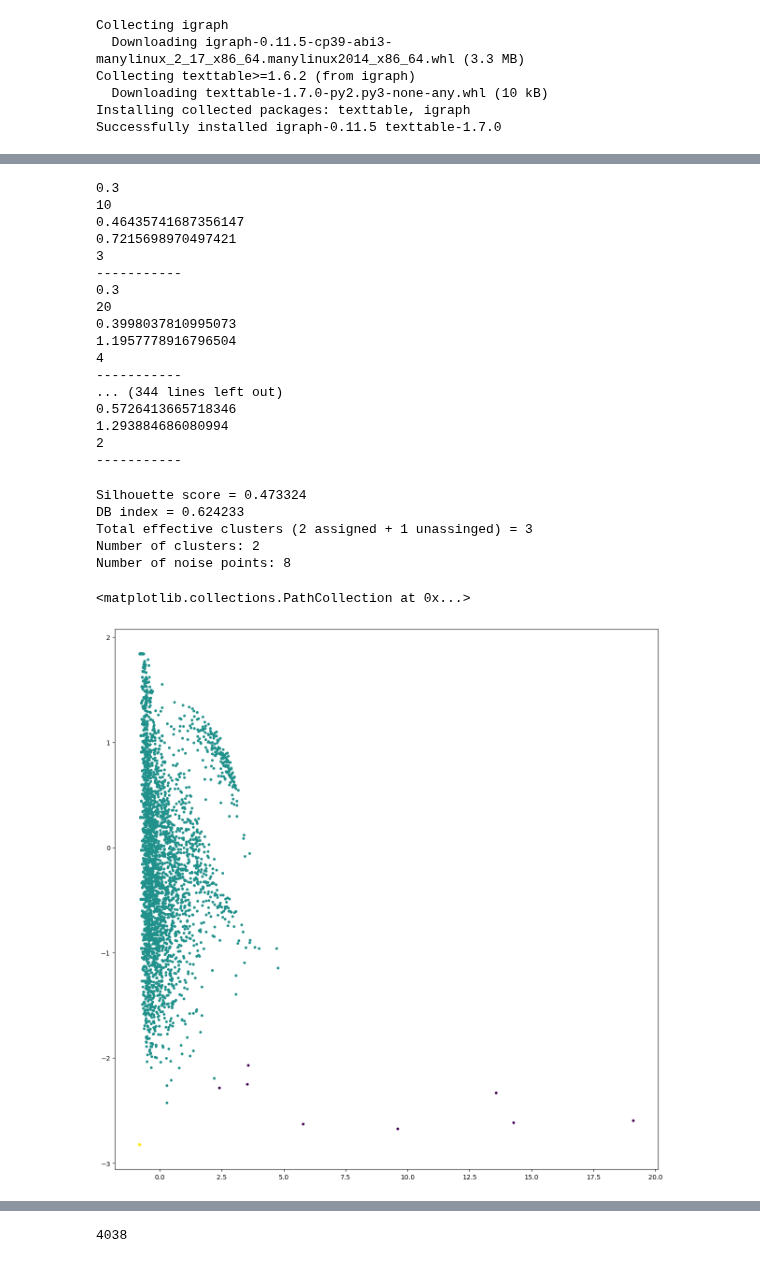
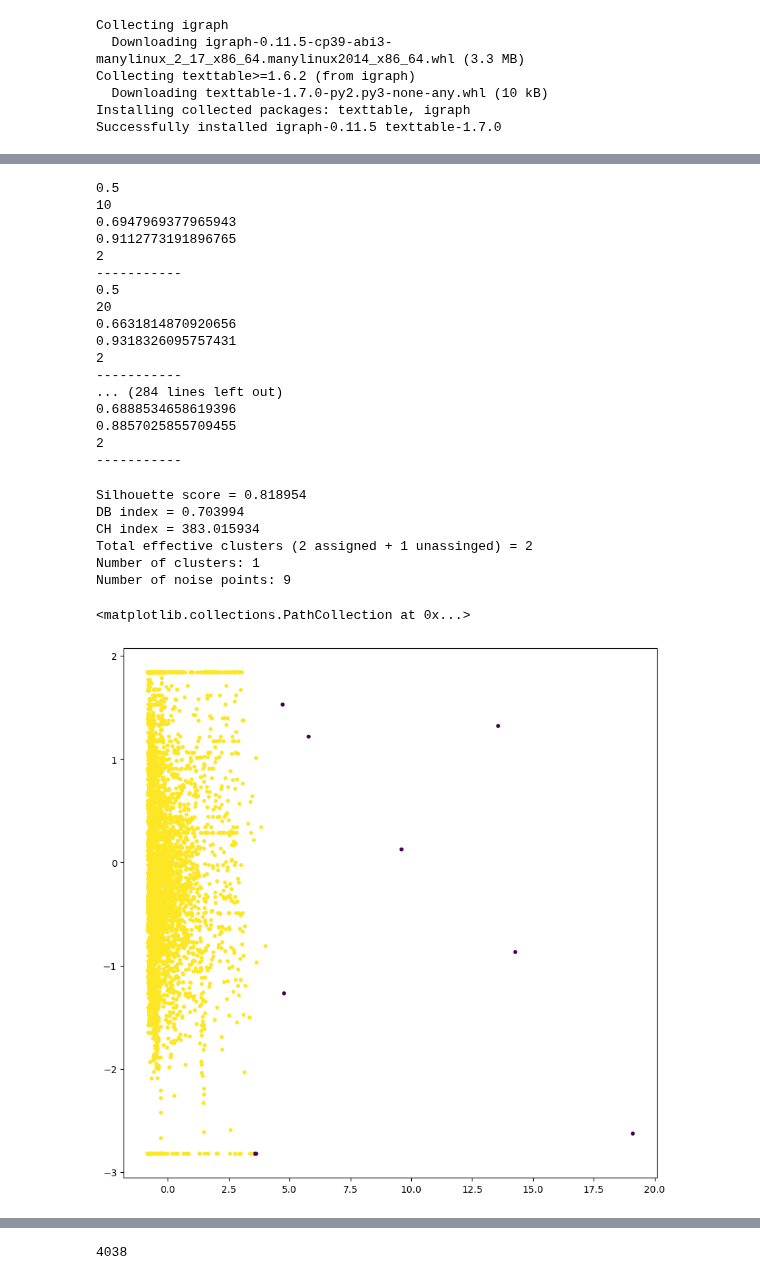
Before and after one commit to arutraj/ML_Basics, a Jupyter notebook: ClusterQuest.ipynb, the cells around one changed output, grey strips where cells are left out. Drawn from its saved outputs; the diff is of its cells as text; code cells hidden in the pictures.

```diff
--- a/ClusterQuest.ipynb
+++ b/ClusterQuest.ipynb
@@ -125,0 +130,4 @@ print(node_degree)
+# %%
+deg_centrality = nx.degree_centrality(FBG)
+sorted_centralities = sorted(deg_centrality.items(), key=lambda x: x[1], reverse=True)
+print(sorted_centralities)
@@ -126,5 +261,8 @@ print(node_degree)
 # %%
-X = np.column_stack((list(deg_centrality.values()), list(clustering_coef.values())))
+sdeg_cent = sorted(list(deg_centrality.values()),reverse=True)
+clustering_coef = nx.clustering(FBG)
+sclcoef = list(clustering_coef.values())
+X = np.column_stack((sdeg_cent, sclcoef))
 print(X.shape)
 print(X[0:10])
 # %% [output]
@@ -159,6 +297,8 @@ print(X_scaled[0:10])
 sse = []
 silhouette_scores_kmeans = []
 db_scores_kmeans = []
+calinski_harabasz_score_kmeans = []
+
 trial_num_clusters = [2, 3, 4, 5, 6, 7, 8, 9, 10, 11, 12, 13, 14]
 for num_clusters in trial_num_clusters:
     kmeans = KMeans(n_clusters=num_clusters, max_iter=1000)
@@ -166,6 +306,10 @@ for num_clusters in trial_num_clusters:
     sse.append(kmeans.inertia_)
     silhouette_scores_kmeans.append(silhouette_score(X_scaled, kmeans.labels_, metric='euclidean'))
     db_scores_kmeans.append(davies_bouldin_score(X_scaled, kmeans.labels_))
+    calinski_harabasz_score_kmeans.append(calinski_harabasz_score(X_scaled, kmeans.labels_))
 x = np.array([i for i in range(2,15)])
 plt.plot(x, sse, marker = 'o')
+plt.title("Sum of Squared Errors/Inertia vs Number of Clusters ", fontdict={"size": 15}, loc="center")
+plt.xlabel("Number of clusters", fontdict={"size": 10})
+plt.ylabel("SSE / Inertia", fontdict={"size": 10})
 # %% [output]
@@ -260,6 +320,7 @@ models()
 # %%
-kmeans = KMeans(n_clusters=6)
+kmeans = KMeans(n_clusters=8)
 kmeans.fit(X_scaled)
-plt.figure(figsize =(15, 15))
-plt.scatter(X_scaled[:, 0], X_scaled[:, 1], c=kmeans.labels_, s=10)
+plt.figure(figsize =(10, 10))
+print(kmeans.labels_)
+plt.scatter(X_scaled[:, 0], X_scaled[:, 1], c=kmeans.labels_, s=20)
 # %% [output]
@@ -290,6 +359,6 @@ plt.scatter(X_scaled[:, 0], X_scaled[:, 1], c=agg.labels_, s=10)
 # %%
-epsilon = 0.3
-while epsilon <= 0.8:
+epsilon = 0.5
+while epsilon <= 0.9:
   for minimum_samples in range (10, 101, 10):
      dbscan = DBSCAN(eps = epsilon, min_samples=minimum_samples)
      dbscan_clusters = dbscan.fit_predict(X_scaled)
@@ -303,30 +372,32 @@ while epsilon <= 0.8:
      print('-----------')
   epsilon += 0.1
 # %% [output]
-0.3
+0.5
 10
-0.46435741687356147
-0.7215698970497421
-3
------------
-0.3
-20
-0.3998037810995073
-1.1957778916796504
-4
------------
-... (344 lines left out)
-0.5726413665718346
-1.293884686080994
+0.6947969377965943
+0.9112773191896765
 2
 -----------
+0.5
+20
+0.6631814870920656
+0.9318326095757431
+2
+-----------
+... (284 lines left out)
+0.6888534658619396
+0.8857025855709455
+2
+-----------
 # %%
 dbscan = DBSCAN(eps = 0.8, min_samples=10)
 dbscan_clusters = dbscan.fit_predict(X_scaled)
 silhouette_avg = silhouette_score(X_scaled, dbscan.labels_)
 db_score = davies_bouldin_score(X_scaled, dbscan.labels_)
+ch_score = calinski_harabasz_score(X_scaled, dbscan.labels_)
 print('Silhouette score = %f' % silhouette_avg)
 print('DB index = %f' % db_score)
+print('CH index = %f' % ch_score)
 print('Total effective clusters (2 assigned + 1 unassinged) = %d' % len(np.unique(dbscan_clusters)))
 
 # Number of clusters in labels, ignoring noise if present.
@@ -336,14 +407,15 @@ n_noise_ = list(dbscan.labels_).count(-1)
 print("Number of clusters: %d" % n_clusters_)
 print("Number of noise points: %d" % n_noise_)
 # %% [output]
-Silhouette score = 0.473324
-DB index = 0.624233
-Total effective clusters (2 assigned + 1 unassinged) = 3
-Number of clusters: 2
-Number of noise points: 8
+Silhouette score = 0.818954
+DB index = 0.703994
+CH index = 383.015934
+Total effective clusters (2 assigned + 1 unassinged) = 2
+Number of clusters: 1
+Number of noise points: 9
 # %%
-plt.figure(figsize =(15, 15))
+plt.figure(figsize =(10, 10))
 plt.scatter(X_scaled[:, 0], X_scaled[:, 1], c=dbscan.labels_, s=10)
 # %% [output]
 <matplotlib.collections.PathCollection at 0x...>
-[figure, old version]
+[figure, new version]
```
Also changed, not shown: parts of 59 cells of this notebook.
